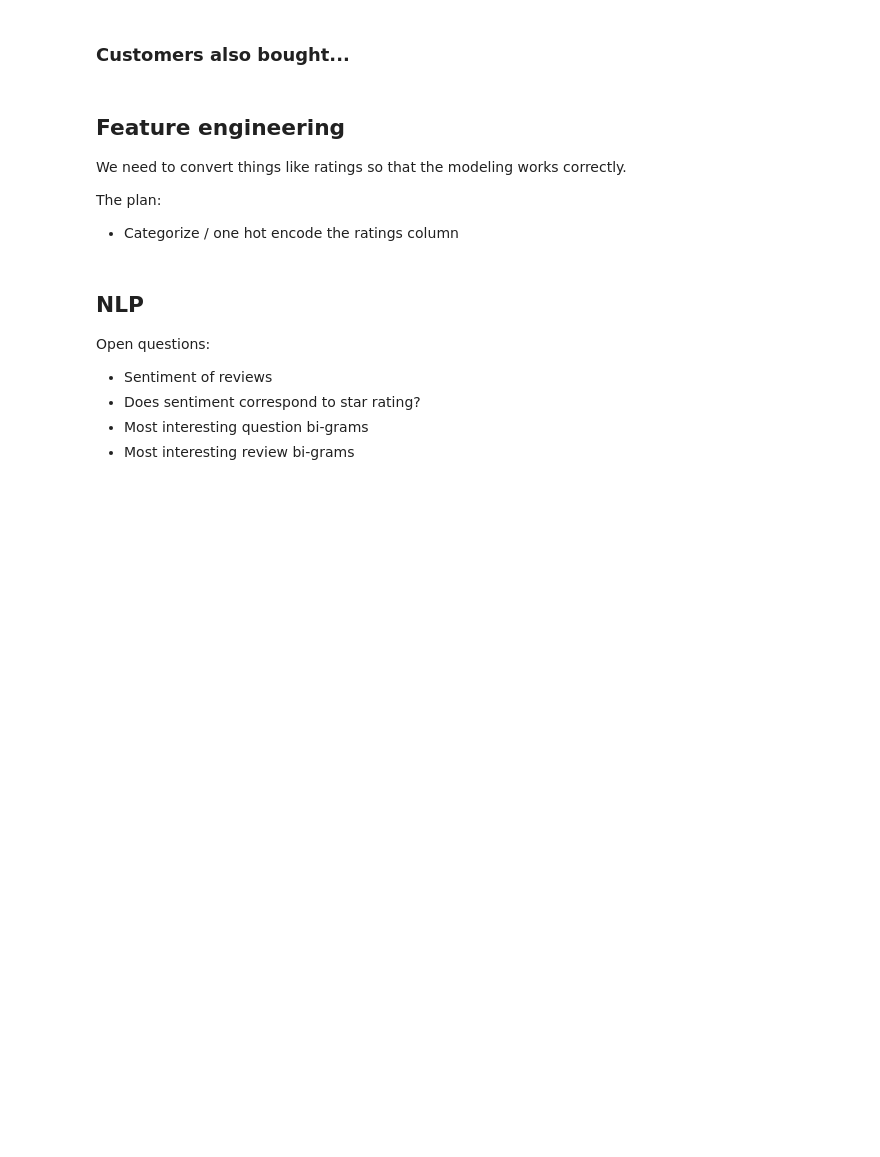
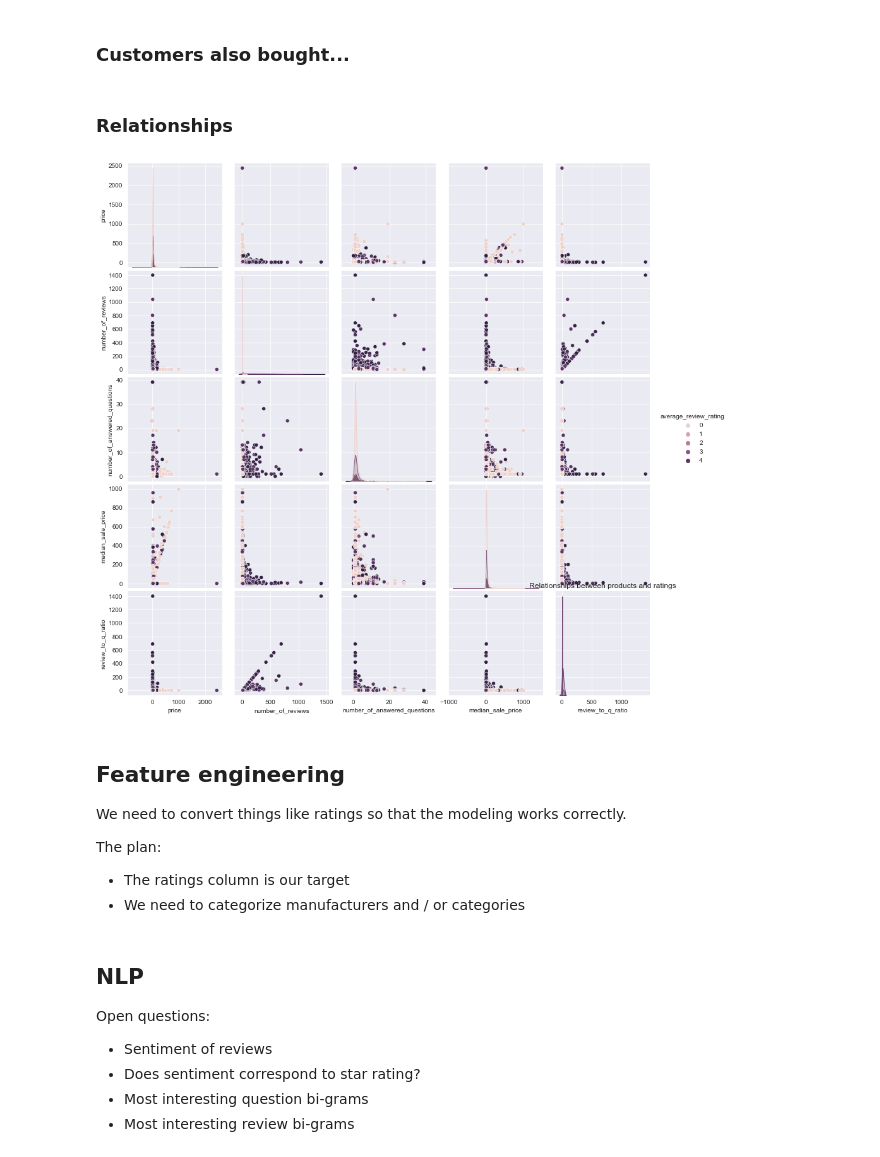
Before and after one commit to cotica/capstone, a Jupyter notebook: code/Amazon-order-history-EDA.ipynb, the cells around one changed output. Saved outputs shown, nothing was run; the diff lists cells and outputs as text; code cells hidden in the pictures; blank space fills up the shorter version.

Commit message:
pairplot

```diff
--- a/code/Amazon-order-history-EDA.ipynb
+++ b/code/Amazon-order-history-EDA.ipynb
@@ -649,3 +649,11 @@ _Diff. conditions._
 ### Customers also bought...
 # %%
 #whether ratings affect also bought products? but need to extract url...
+# %% [markdown]
+### Relationships
+# %%
+sns.pairplot(data=ecom, hue ='average_review_rating');
+plt.title('Relationships between products and ratings')
+plt.savefig('../assets/pairplot.jpg')
+# %% [output]
+[figure, added]
@@ -656,4 +666,5 @@ We need to convert things like ratings so that the modeling works correctly.
 
 The plan:
 
-* Categorize / one hot encode the ratings column
+* The ratings column is our target
+* We need to categorize manufacturers and / or categories
```
Also changed, not shown: parts of 5 cells of this notebook, 1 other file.
